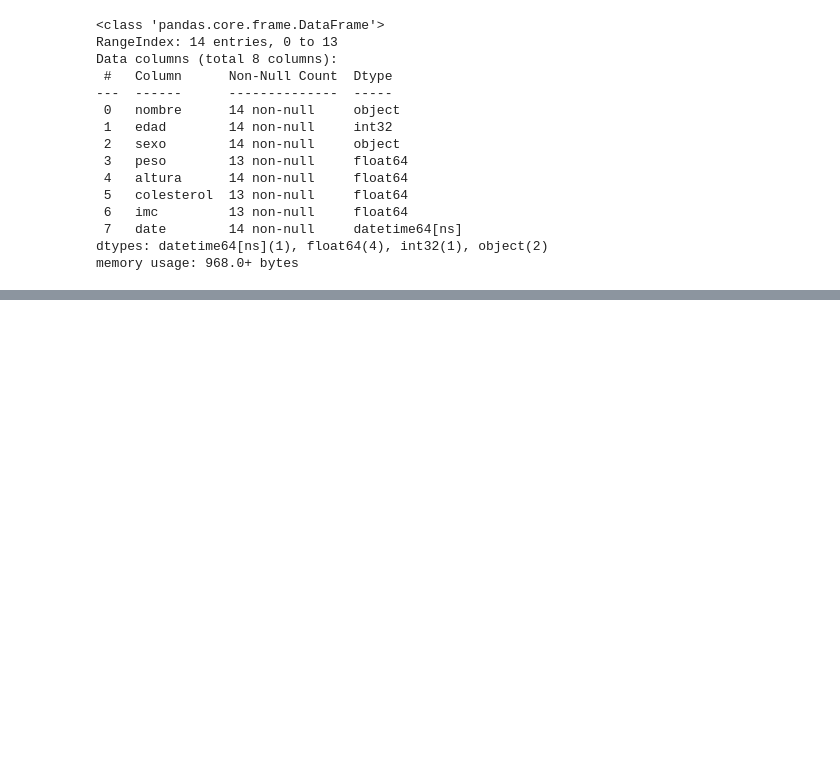
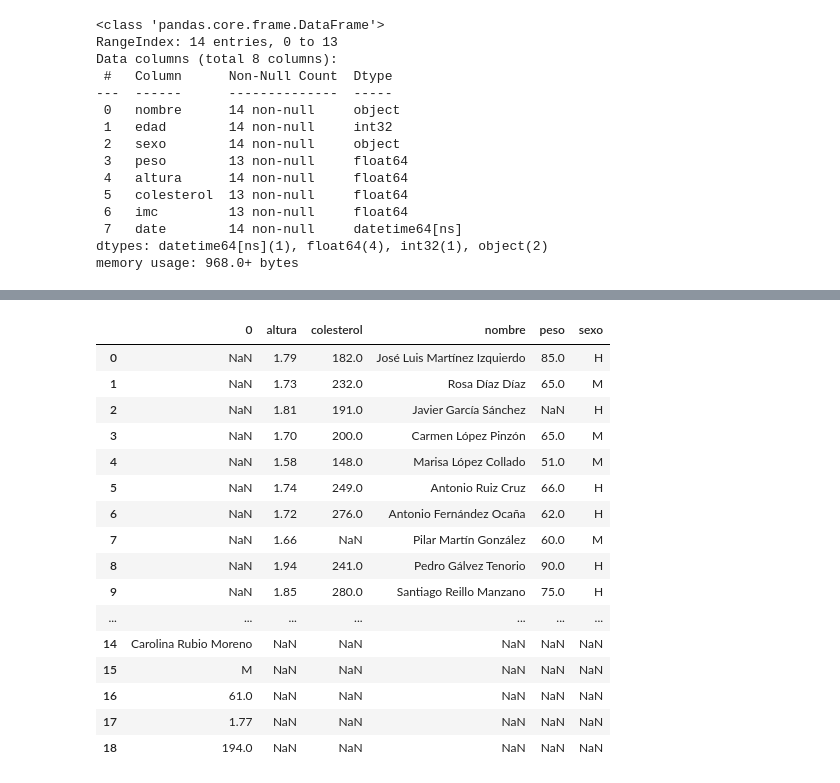
Before and after one commit to Senador05/phyton, a Jupyter notebook: Numpy/Pandas/pandas.ipynb, the cells around one changed output, grey strips where cells are left out. Drawn from its saved outputs; the diff is of its cells as text; code cells hidden in the pictures; blank space fills up the shorter version.

```diff
--- a/Numpy/Pandas/pandas.ipynb
+++ b/Numpy/Pandas/pandas.ipynb
@@ -1160,0 +1222,3 @@ def calc_es_sobrepeso(val):
+# %%
+edad = dfcol.pop('edad')
+print(edad)
@@ -1160,0 +1263,24 @@ def calc_es_sobrepeso(val):
+# %%
+nfila = dfcol.iloc[-1]
+
+dfd = pd.DataFrame([nfila])
+
+pd.concat((dfcol, nfila), ignore_index= True)
+# %% [output]
+|  | 0 | altura | colesterol | nombre | peso | sexo |
+| 0 | NaN | 1.79 | 182.0 | José Luis Martínez Izquierdo | 85.0 | H |
+| 1 | NaN | 1.73 | 232.0 | Rosa Díaz Díaz | 65.0 | M |
+| 2 | NaN | 1.81 | 191.0 | Javier García Sánchez | NaN | H |
+| 3 | NaN | 1.70 | 200.0 | Carmen López Pinzón | 65.0 | M |
+| 4 | NaN | 1.58 | 148.0 | Marisa López Collado | 51.0 | M |
+| 5 | NaN | 1.74 | 249.0 | Antonio Ruiz Cruz | 66.0 | H |
+| 6 | NaN | 1.72 | 276.0 | Antonio Fernández Ocaña | 62.0 | H |
+| 7 | NaN | 1.66 | NaN | Pilar Martín González | 60.0 | M |
+| 8 | NaN | 1.94 | 241.0 | Pedro Gálvez Tenorio | 90.0 | H |
+| 9 | NaN | 1.85 | 280.0 | Santiago Reillo Manzano | 75.0 | H |
+| ... | ... | ... | ... | ... | ... | ... |
+| 14 | Carolina Rubio Moreno | NaN | NaN | NaN | NaN | NaN |
+| 15 | M | NaN | NaN | NaN | NaN | NaN |
+| 16 | 61.0 | NaN | NaN | NaN | NaN | NaN |
+| 17 | 1.77 | NaN | NaN | NaN | NaN | NaN |
+| 18 | 194.0 | NaN | NaN | NaN | NaN | NaN |
```
Also changed, not shown: parts of 16 cells of this notebook.
